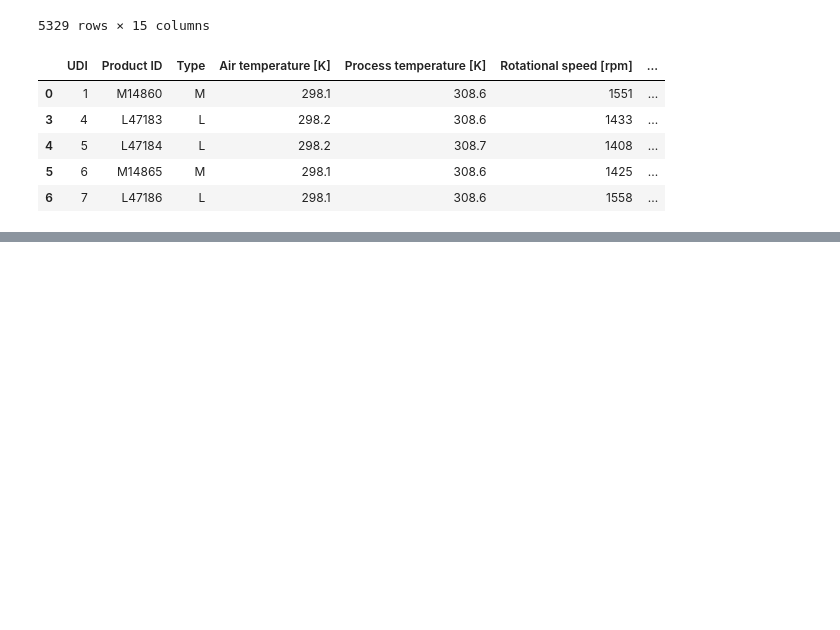
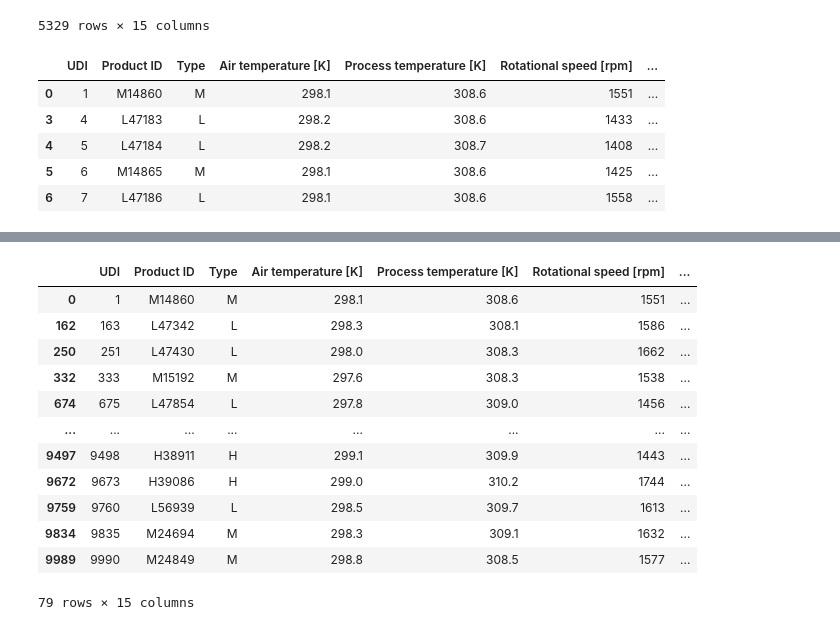
Before and after one commit to Mehdi007bond/Predictive_maintenance_ML, a Jupyter notebook: ML_Predictive_maintenance.ipynb, the cells around one changed output, grey strips where cells are left out. Cells and saved outputs as stored; diff of their text form; code cells hidden in the pictures; blank space fills up the shorter version.

```diff
--- a/ML_Predictive_maintenance.ipynb
+++ b/ML_Predictive_maintenance.ipynb
@@ -244,0 +265,17 @@ plt.show()
+# %%
+df_tool_wear_zero = df.loc[df['Tool wear [min]'] == 0]
+display(df_tool_wear_zero)
+# %% [output]
+|  | UDI | Product ID | Type | Air temperature [K] | Process temperature [K] | Rotational speed [rpm] | ... |
+| 0 | 1 | M14860 | M | 298.1 | 308.6 | 1551 | ... |
+| 162 | 163 | L47342 | L | 298.3 | 308.1 | 1586 | ... |
+| 250 | 251 | L47430 | L | 298.0 | 308.3 | 1662 | ... |
+| 332 | 333 | M15192 | M | 297.6 | 308.3 | 1538 | ... |
+| 674 | 675 | L47854 | L | 297.8 | 309.0 | 1456 | ... |
+| ... | ... | ... | ... | ... | ... | ... | ... |
+| 9497 | 9498 | H38911 | H | 299.1 | 309.9 | 1443 | ... |
+| 9672 | 9673 | H39086 | H | 299.0 | 310.2 | 1744 | ... |
+| 9759 | 9760 | L56939 | L | 298.5 | 309.7 | 1613 | ... |
+| 9834 | 9835 | M24694 | M | 298.3 | 309.1 | 1632 | ... |
+| 9989 | 9990 | M24849 | M | 298.8 | 308.5 | 1577 | ... |
+79 rows × 15 columns
```
Also changed, not shown: parts of 3 cells of this notebook.
